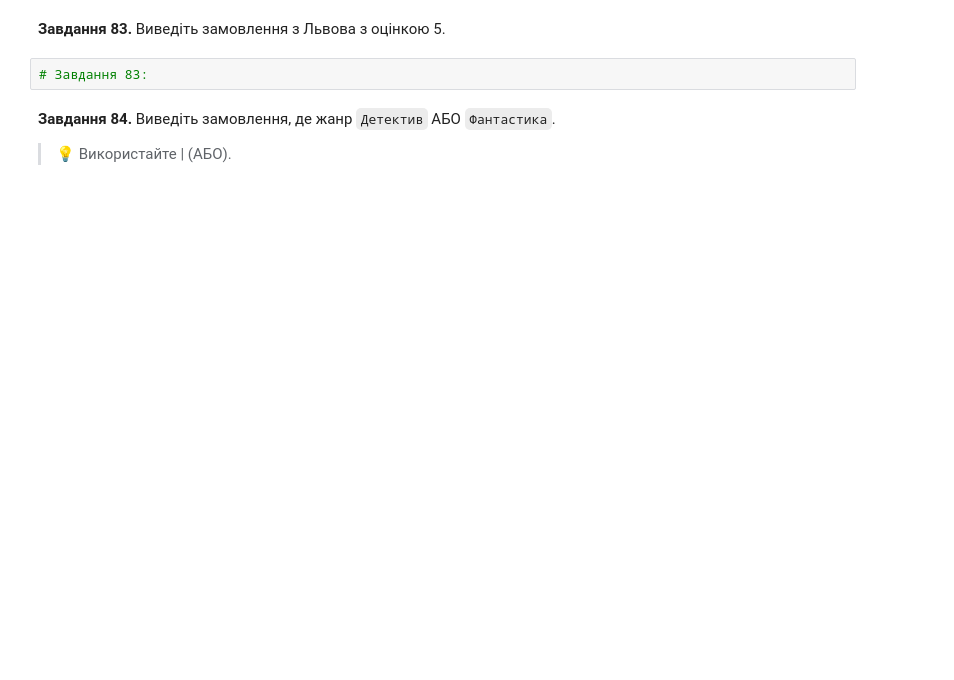
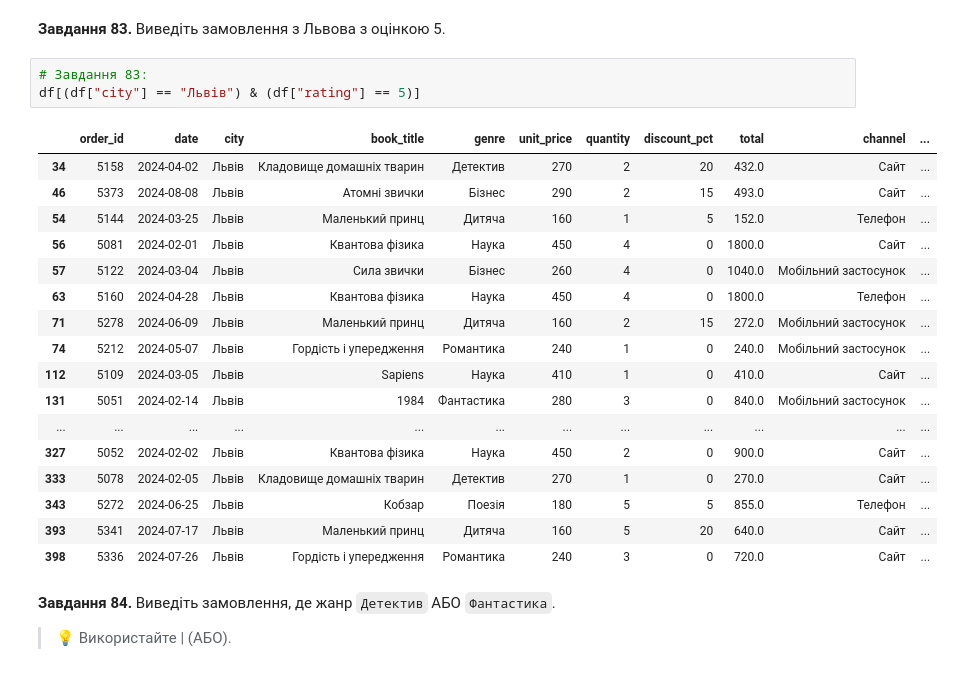
Before and after one commit to volodymyr-holovan/DTA2026, a Jupyter notebook: homework/pandas_practice_120.ipynb, the cells around one changed output. Saved outputs shown, nothing was run; the diff lists cells and outputs as text; blank space fills up the shorter version.

```diff
--- a/homework/pandas_practice_120.ipynb
+++ b/homework/pandas_practice_120.ipynb
@@ -1216,6 +1284,25 @@ df[df["unit_price"] >= 400]
 **Завдання 83.** Виведіть замовлення з Львова з оцінкою 5.
 # %%
 # Завдання 83:
+df[(df["city"] == "Львів") & (df["rating"] == 5)]
+# %% [output]
+|  | order_id | date | city | book_title | genre | unit_price | quantity | discount_pct | total | channel | ... |
+| 34 | 5158 | 2024-04-02 | Львів | Кладовище домашніх тварин | Детектив | 270 | 2 | 20 | 432.0 | Сайт | ... |
+| 46 | 5373 | 2024-08-08 | Львів | Атомні звички | Бізнес | 290 | 2 | 15 | 493.0 | Сайт | ... |
+| 54 | 5144 | 2024-03-25 | Львів | Маленький принц | Дитяча | 160 | 1 | 5 | 152.0 | Телефон | ... |
+| 56 | 5081 | 2024-02-01 | Львів | Квантова фізика | Наука | 450 | 4 | 0 | 1800.0 | Сайт | ... |
+| 57 | 5122 | 2024-03-04 | Львів | Сила звички | Бізнес | 260 | 4 | 0 | 1040.0 | Мобільний застосунок | ... |
+| 63 | 5160 | 2024-04-28 | Львів | Квантова фізика | Наука | 450 | 4 | 0 | 1800.0 | Телефон | ... |
+| 71 | 5278 | 2024-06-09 | Львів | Маленький принц | Дитяча | 160 | 2 | 15 | 272.0 | Мобільний застосунок | ... |
+| 74 | 5212 | 2024-05-07 | Львів | Гордість і упередження | Романтика | 240 | 1 | 0 | 240.0 | Мобільний застосунок | ... |
+| 112 | 5109 | 2024-03-05 | Львів | Sapiens | Наука | 410 | 1 | 0 | 410.0 | Сайт | ... |
+| 131 | 5051 | 2024-02-14 | Львів | 1984 | Фантастика | 280 | 3 | 0 | 840.0 | Мобільний застосунок | ... |
+| ... | ... | ... | ... | ... | ... | ... | ... | ... | ... | ... | ... |
+| 327 | 5052 | 2024-02-02 | Львів | Квантова фізика | Наука | 450 | 2 | 0 | 900.0 | Сайт | ... |
+| 333 | 5078 | 2024-02-05 | Львів | Кладовище домашніх тварин | Детектив | 270 | 1 | 0 | 270.0 | Сайт | ... |
+| 343 | 5272 | 2024-06-25 | Львів | Кобзар | Поезія | 180 | 5 | 5 | 855.0 | Телефон | ... |
+| 393 | 5341 | 2024-07-17 | Львів | Маленький принц | Дитяча | 160 | 5 | 20 | 640.0 | Сайт | ... |
+| 398 | 5336 | 2024-07-26 | Львів | Гордість і упередження | Романтика | 240 | 3 | 0 | 720.0 | Сайт | ... |
 # %% [markdown]
 **Завдання 84.** Виведіть замовлення, де жанр `Детектив` АБО `Фантастика`.
 
```
Also changed, not shown: parts of 54 cells of this notebook.
